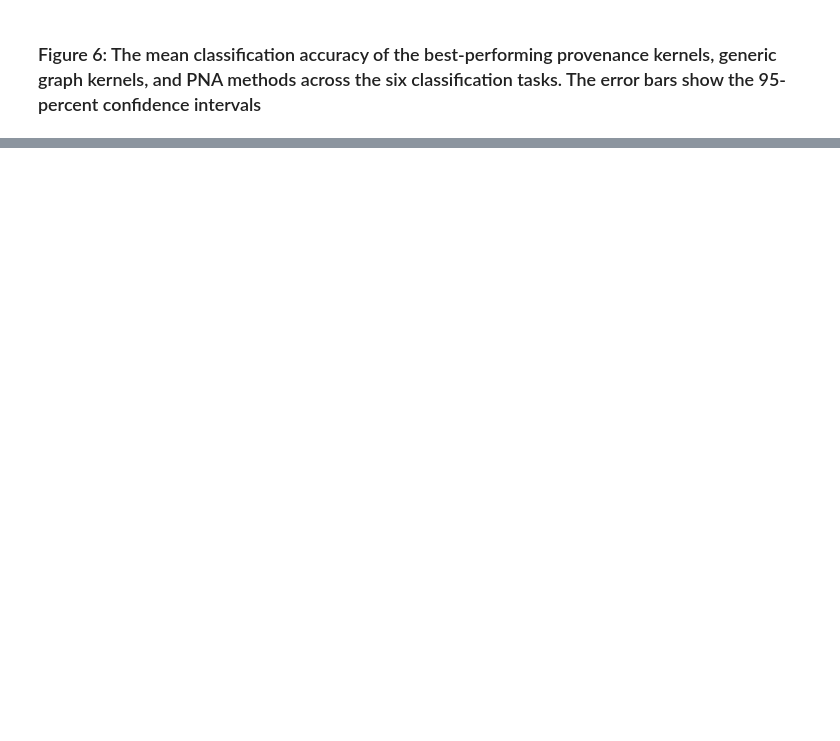
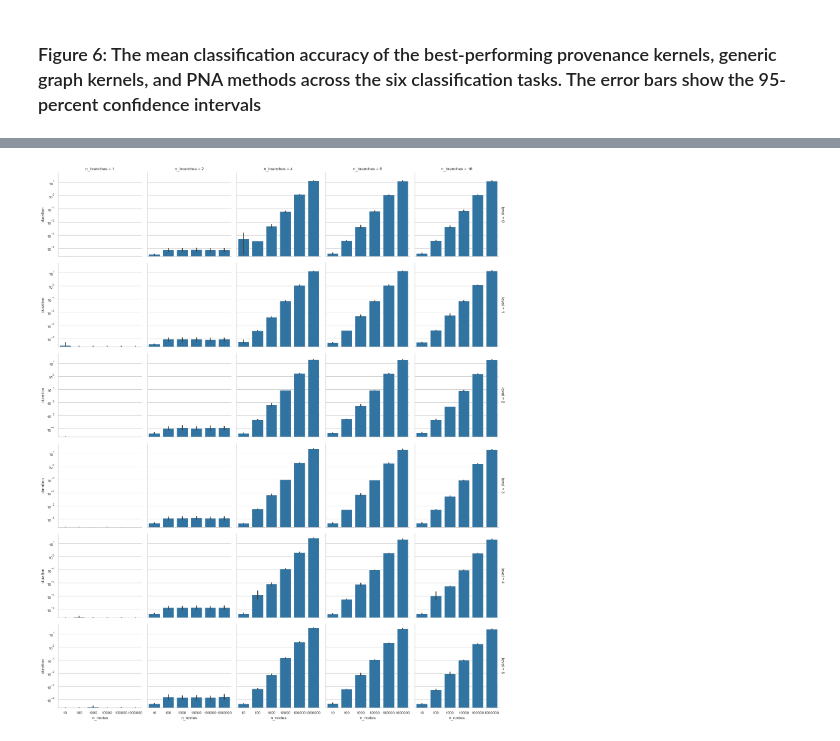
Before and after one commit to trungdong/provenance-kernel-evaluation, a Jupyter notebook: plots.ipynb, the cells around one changed output, grey strips where cells are left out. Cells and saved outputs as stored; diff of their text form; code cells hidden in the pictures; blank space fills up the shorter version.

Commit message:
Measuring and plotting the time spent calculating provenance types on randomly generated provenance graphs

```diff
--- a/plots.ipynb
+++ b/plots.ipynb
@@ -323,0 +338,7 @@ plot.figure.savefig("plots/accuracy-best-performers.pdf")
+# %%
+timings_df = pd.read_pickle(OUTPUTS_PATH / "timings_for_gen_graphs.pickled")
+# %%
+g = sns.FacetGrid(timings_df, col="n_branches", row="level", margin_titles=True)
+plot = g.map(sns.barplot, "n_nodes", "duration", order=[10, 100, 1000, 10000, 100000, 1000000]).set(yscale="log")
+# %% [output]
+[figure, added]
```
Also changed, not shown: parts of 11 cells of this notebook, 2 other files.
